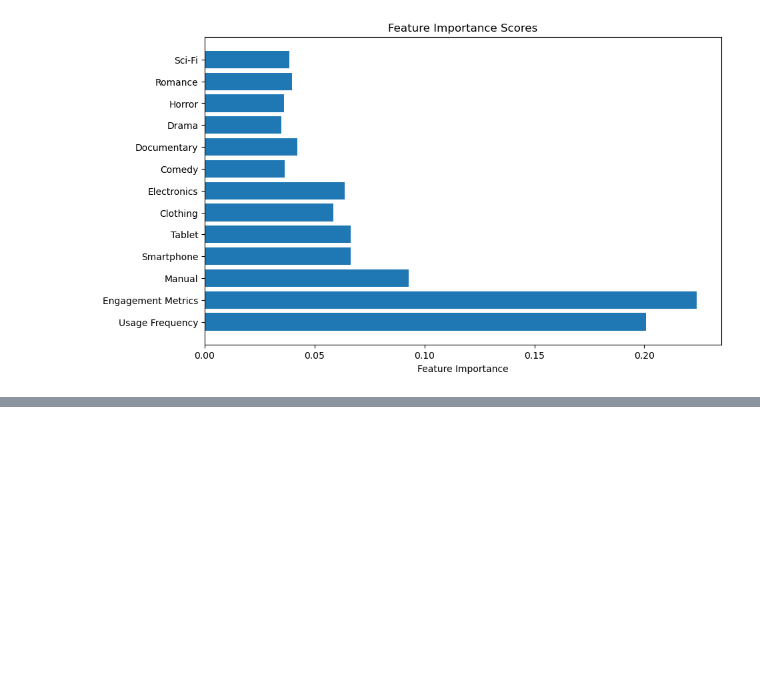
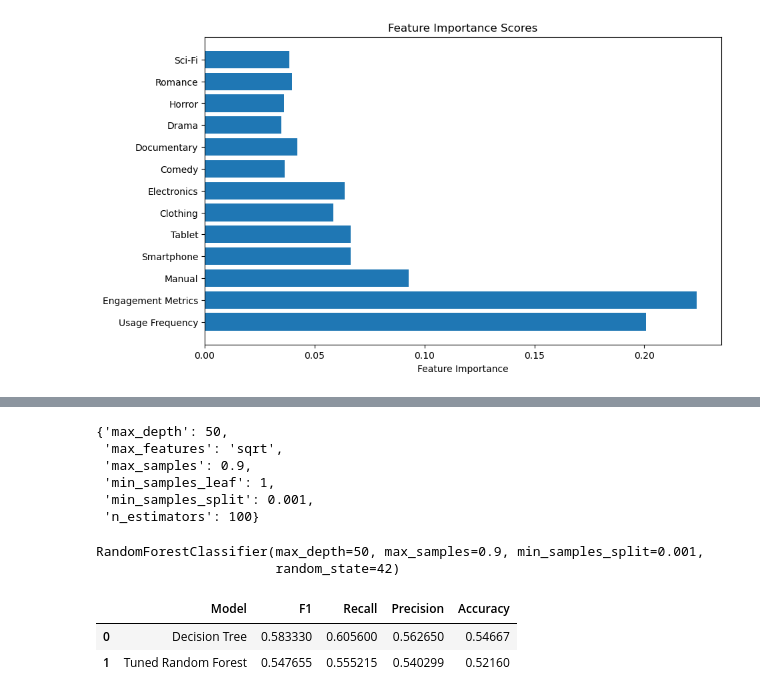
Before and after one commit to LEdwards-Analytics/Predictive-Modeling-for-Amazon-Prime-Subscription-Plans-Insights-from-User-Data, a Jupyter notebook: Amazon Prime Users Analysis.ipynb, the cells around one changed output, grey strips where cells are left out. Cells and saved outputs as stored; diff of their text form; code cells hidden in the pictures; blank space fills up the shorter version.

Commit message:
Using GridSearch and Hyper Paramaters to create a new model
Utilized new things I learned to see if I could create a more accurate randomForest model

```diff
--- a/Amazon Prime Users Analysis.ipynb
+++ b/Amazon Prime Users Analysis.ipynb
@@ -332,0 +379,45 @@ plt.show()
+# %%
+#obtain optimal paramaters
+rf_val.best_params_
+# %% [output]
+{'max_depth': 50,
+ 'max_features': 'sqrt',
+ 'max_samples': 0.9,
+ 'min_samples_leaf': 1,
+ 'min_samples_split': 0.001,
+ 'n_estimators': 100}
+# %%
+# Use optimal parameters on GridSearchCV.
+rf_opt = RandomForestClassifier(n_estimators = 100, max_depth = 50,
+                                min_samples_leaf = 1, min_samples_split = 0.001,
+                                max_features="sqrt", max_samples = 0.9, random_state = 42)
+# %%
+# Fit the optimal model.
+
+rf_opt.fit(X_train, y_train)
+# %% [output]
+RandomForestClassifier(max_depth=50, max_samples=0.9, min_samples_split=0.001,
+                       random_state=42)
+# %%
+# Predict on test set
+y_pred = rf_opt.predict(X_test)
+
+# Get scores
+pc_test = precision_score(y_test, y_pred, pos_label = "Annual")
+rc_test = recall_score(y_test, y_pred, pos_label = "Annual")
+ac_test = accuracy_score(y_test, y_pred)
+f1_test = f1_score(y_test, y_pred, pos_label = "Annual")
+
+# Print results
+table = pd.DataFrame({'Model': ["Decision Tree","Tuned Random Forest"],
+                        'F1':  [0.58333, f1_test],
+                        'Recall': [0.60560, rc_test],
+                        'Precision': [0.56265,pc_test],
+                        'Accuracy': [0.54667, ac_test]
+                      }
+                    )
+table
+# %% [output]
+|  | Model | F1 | Recall | Precision | Accuracy |
+| 0 | Decision Tree | 0.583330 | 0.605600 | 0.562650 | 0.54667 |
+| 1 | Tuned Random Forest | 0.547655 | 0.555215 | 0.540299 | 0.52160 |
```
Also changed, not shown: parts of 7 cells of this notebook.
